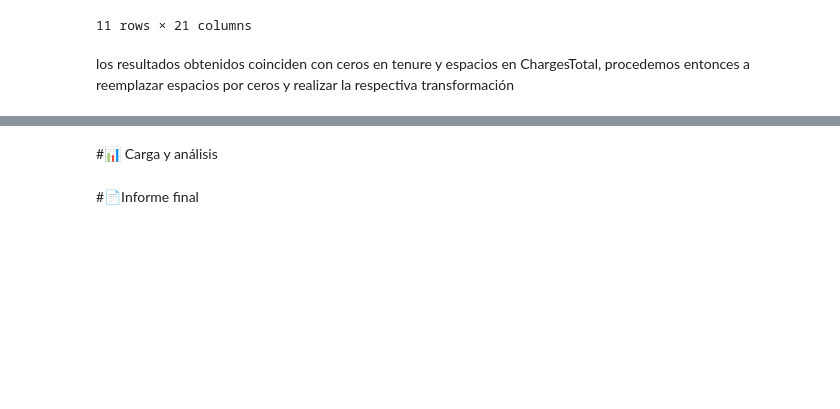
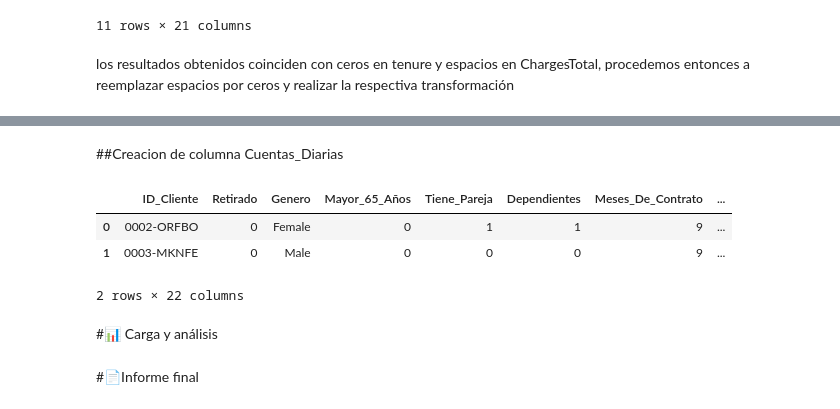
Before and after one commit to Viera1624/TelecomX_LATAM, a Jupyter notebook: telecomx_latam.ipynb, the cells around one changed output, grey strips where cells are left out. Cells and saved outputs as stored; diff of their text form; code cells hidden in the pictures; blank space fills up the shorter version.

```diff
--- a/telecomx_latam.ipynb
+++ b/telecomx_latam.ipynb
@@ -195,4 +244,15 @@ dtypes: float64(2), int64(1), object(18)
 memory usage: 1.2+ MB
+# %% [markdown]
+##Creacion de columna Cuentas_Diarias
+# %%
+datos_clientes_norm['Cuentas_Diarias'] = (datos_clientes_norm['Total_Por_Mes']/30).round(2)
+# %%
+datos_clientes_norm.head(2)
+# %% [output]
+|  | ID_Cliente | Retirado | Genero | Mayor_65_Años | Tiene_Pareja | Dependientes | Meses_De_Contrato | ... |
+| 0 | 0002-ORFBO | 0 | Female | 0 | 1 | 1 | 9 | ... |
+| 1 | 0003-MKNFE | 0 | Male | 0 | 0 | 0 | 9 | ... |
+2 rows × 22 columns
 # %% [markdown]
 #📊 Carga y análisis
 # %% [markdown]
```
Also changed, not shown: parts of 19 cells of this notebook.
